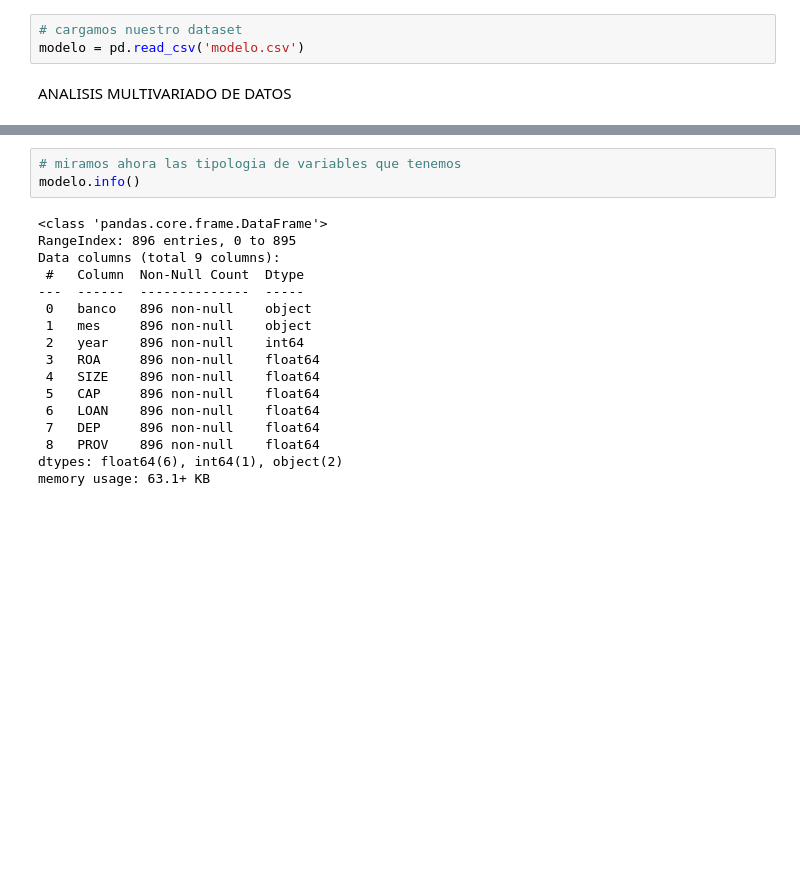
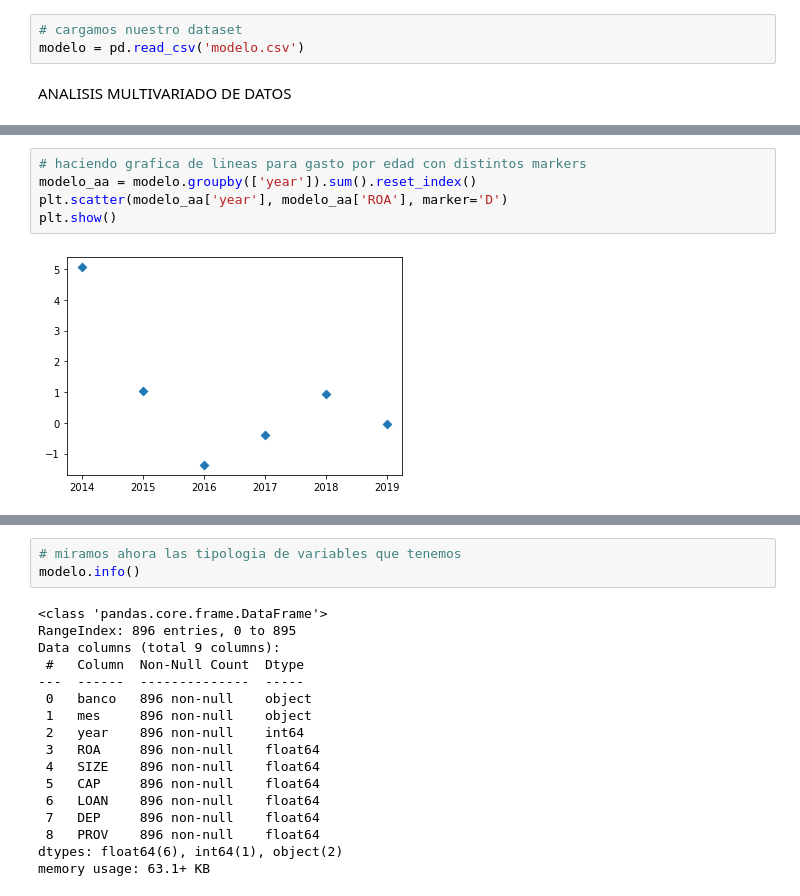
Before and after one commit to JeancarloGeldres/Analysis-Factors-Interns-, a Jupyter notebook: data/ANALYSIS FACTORS.ipynb, the cells around one changed output, grey strips where cells are left out. Drawn from its saved outputs; the diff is of its cells as text; blank space fills up the shorter version.

```diff
--- a/data/ANALYSIS FACTORS.ipynb
+++ b/data/ANALYSIS FACTORS.ipynb
@@ -22,0 +45,7 @@ modelo.head()
+# %%
+# haciendo grafica de lineas para gasto por edad con distintos markers
+modelo_aa = modelo.groupby(['year']).sum().reset_index()
+plt.scatter(modelo_aa['year'], modelo_aa['ROA'], marker='D')
+plt.show()
+# %% [output]
+[figure, added]
```
Also changed, not shown: parts of 4 cells of this notebook, 8 other files.
